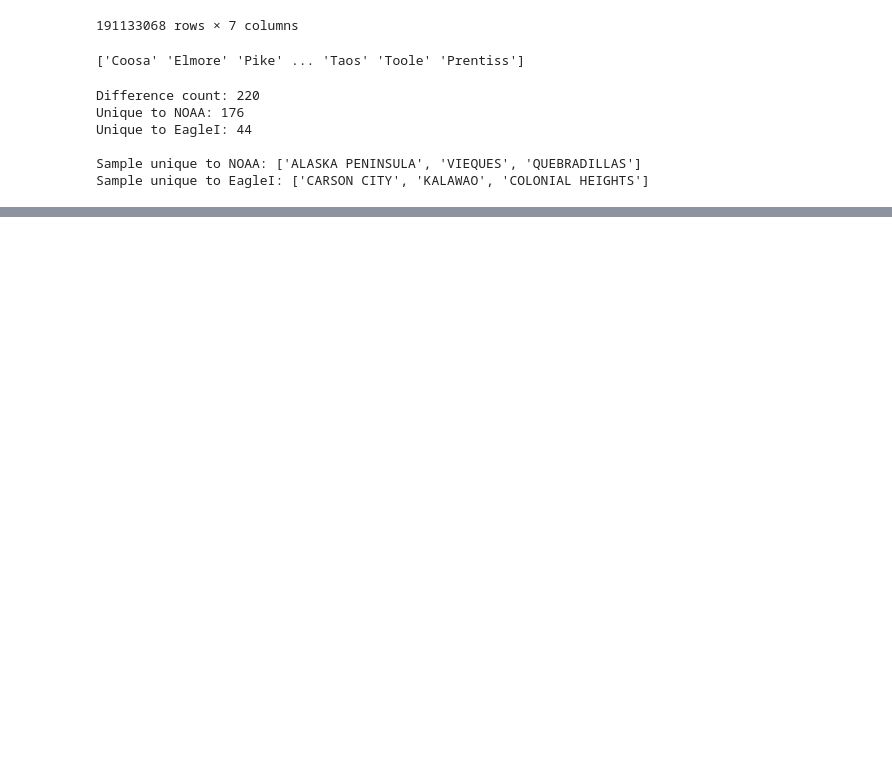
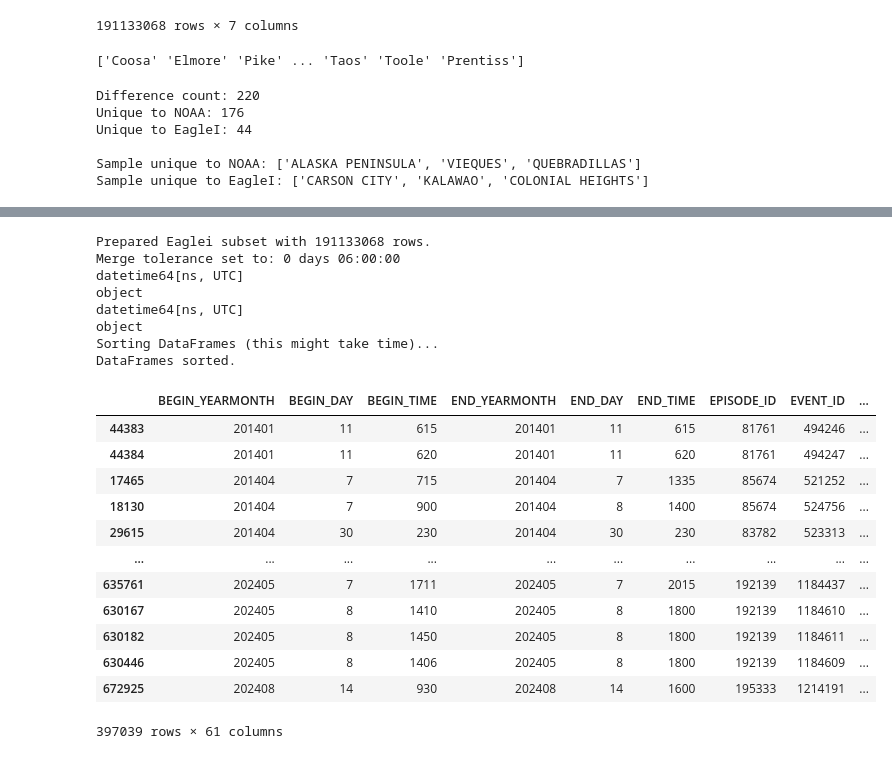
Before and after one commit to SuramyaAngdembay/Storm-power-outage-prediction, a Jupyter notebook: Data_cleaning.ipynb, the cells around one changed output, grey strips where cells are left out. Cells and saved outputs as stored; diff of their text form; code cells hidden in the pictures; blank space fills up the shorter version.

Commit message:
merged noaa and eaglei datasets

```diff
--- a/Data_cleaning.ipynb
+++ b/Data_cleaning.ipynb
@@ -3,6 +3,7 @@ import pandas as pd
 import numpy as np
 import warnings
 
+noaa_file_path = "./data/NOAA_StormEvents/StormEvents_2014_2024.csv"
 # [Previous loading code remains the same]
 # ...
 try:
@@ -813,3 +854,66 @@ int64
+# %%
+
+# --- 2. Prepare df_eaglei Key (already done) ---
+# Ensure required columns exist
+if not all(col in df_eaglei.columns for col in ['fips_code', 'EAGLEI_DT_UTC', 'customers_out']):
+     print("Error: Required columns missing from df_eaglei.")
+     exit()
+# Select only necessary columns from Eaglei to save memory during merge
+df_eaglei_subset = df_eaglei[['fips_code', 'EAGLEI_DT_UTC', 'customers_out']].copy()
+print(f"Prepared Eaglei subset with {len(df_eaglei_subset)} rows.")
+
+#Handled mismatch in data_type
+df_eaglei_subset['EAGLEI_DT_UTC'] = pd.to_datetime(df_eaglei_subset['EAGLEI_DT_UTC'])
+df_noaa['END_DT_UTC'] = pd.to_datetime(df_noaa['END_DT_UTC'])
+# And similarly for df_noaa['END_DT_UTC']
+# df_eaglei_subset['fips_code'] = df_eaglei_subset['fips_code'].astype(str).str.zfill(5)
+# This line below specifically targets the NaNs in END_DT_UTC
+df_noaa.dropna(subset=['END_DT_UTC', 'full_fips_code'], inplace=True)
+
+
+
+
+# --- 4. Define Target & Tolerance ---
+# Let's look for outages within 6 hours AFTER a storm ends
+merge_tolerance = pd.Timedelta('6h')
+print(f"Merge tolerance set to: {merge_tolerance}")
+print(df_noaa['END_DT_UTC'].dtype)
+print(df_noaa['full_fips_code'].dtype)
+print(df_eaglei_subset['EAGLEI_DT_UTC'].dtype)
+print(df_eaglei_subset['fips_code'].dtype)
+
+# --- CRITICAL FIX: Remove rows with nulls in ANY key column ---
+# ...
+# --- 3. Sort DataFrames ---
+print("Sorting DataFrames (this might take time)...")
+# Sort NOAA by the new full FIPS and storm END time
+df_noaa.sort_values(by=['full_fips_code', 'END_DT_UTC'], inplace=True)
+# Sort Eaglei subset by FIPS and outage time
+df_eaglei_subset.sort_values(by=['fips_code', 'EAGLEI_DT_UTC'], inplace=True)
+print("DataFrames sorted.")
+df_noaa
+# %% [output]
+Prepared Eaglei subset with 191133068 rows.
+Merge tolerance set to: 0 days 06:00:00
+datetime64[ns, UTC]
+object
+datetime64[ns, UTC]
+object
+Sorting DataFrames (this might take time)...
+DataFrames sorted.
+|  | BEGIN_YEARMONTH | BEGIN_DAY | BEGIN_TIME | END_YEARMONTH | END_DAY | END_TIME | EPISODE_ID | EVENT_ID | ... |
+| 44383 | 201401 | 11 | 615 | 201401 | 11 | 615 | 81761 | 494246 | ... |
+| 44384 | 201401 | 11 | 620 | 201401 | 11 | 620 | 81761 | 494247 | ... |
+| 17465 | 201404 | 7 | 715 | 201404 | 7 | 1335 | 85674 | 521252 | ... |
+| 18130 | 201404 | 7 | 900 | 201404 | 8 | 1400 | 85674 | 524756 | ... |
+| 29615 | 201404 | 30 | 230 | 201404 | 30 | 230 | 83782 | 523313 | ... |
+| ... | ... | ... | ... | ... | ... | ... | ... | ... | ... |
+| 635761 | 202405 | 7 | 1711 | 202405 | 7 | 2015 | 192139 | 1184437 | ... |
+| 630167 | 202405 | 8 | 1410 | 202405 | 8 | 1800 | 192139 | 1184610 | ... |
+| 630182 | 202405 | 8 | 1450 | 202405 | 8 | 1800 | 192139 | 1184611 | ... |
+| 630446 | 202405 | 8 | 1406 | 202405 | 8 | 1800 | 192139 | 1184609 | ... |
+| 672925 | 202408 | 14 | 930 | 202408 | 14 | 1600 | 195333 | 1214191 | ... |
+397039 rows × 61 columns
 # %%
 import pandas as pd
 import numpy as np
```
Also changed, not shown: parts of 31 cells of this notebook, 4 other files.
